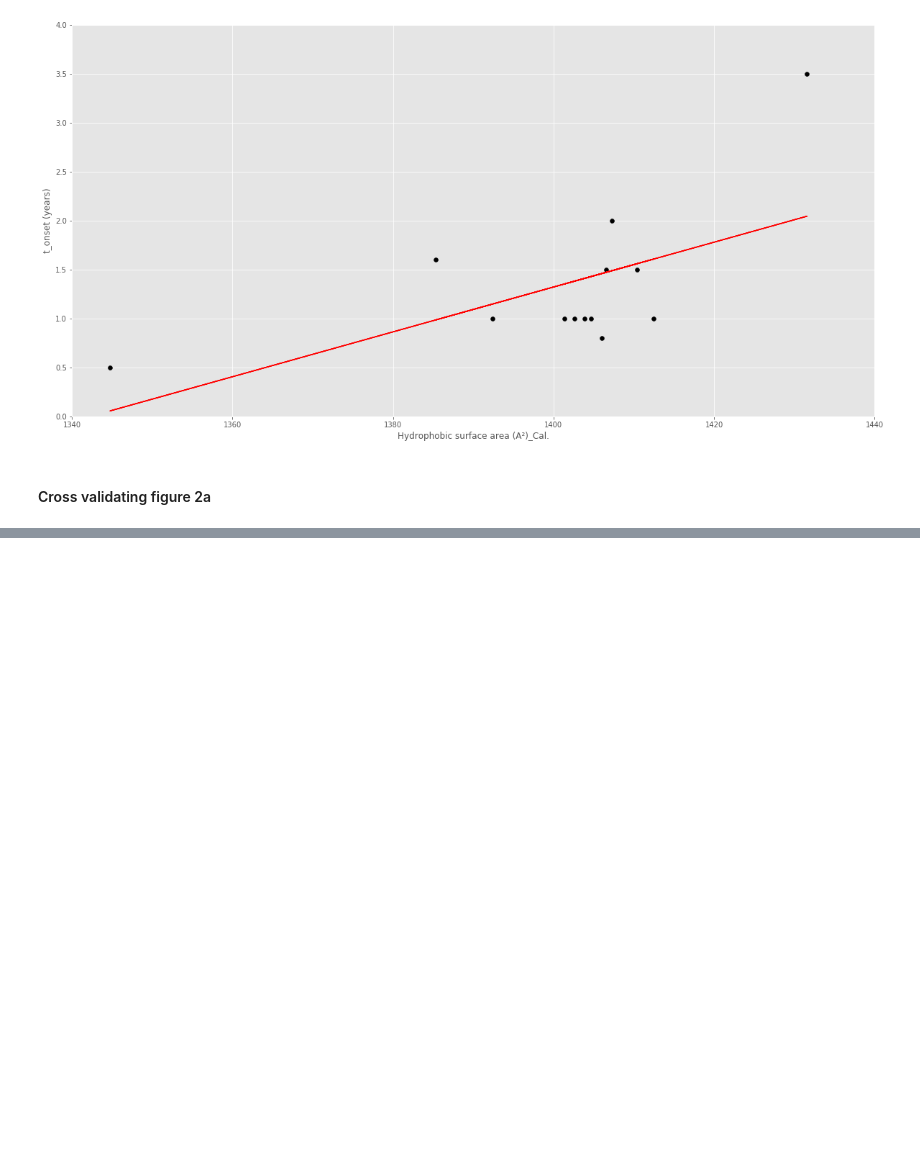
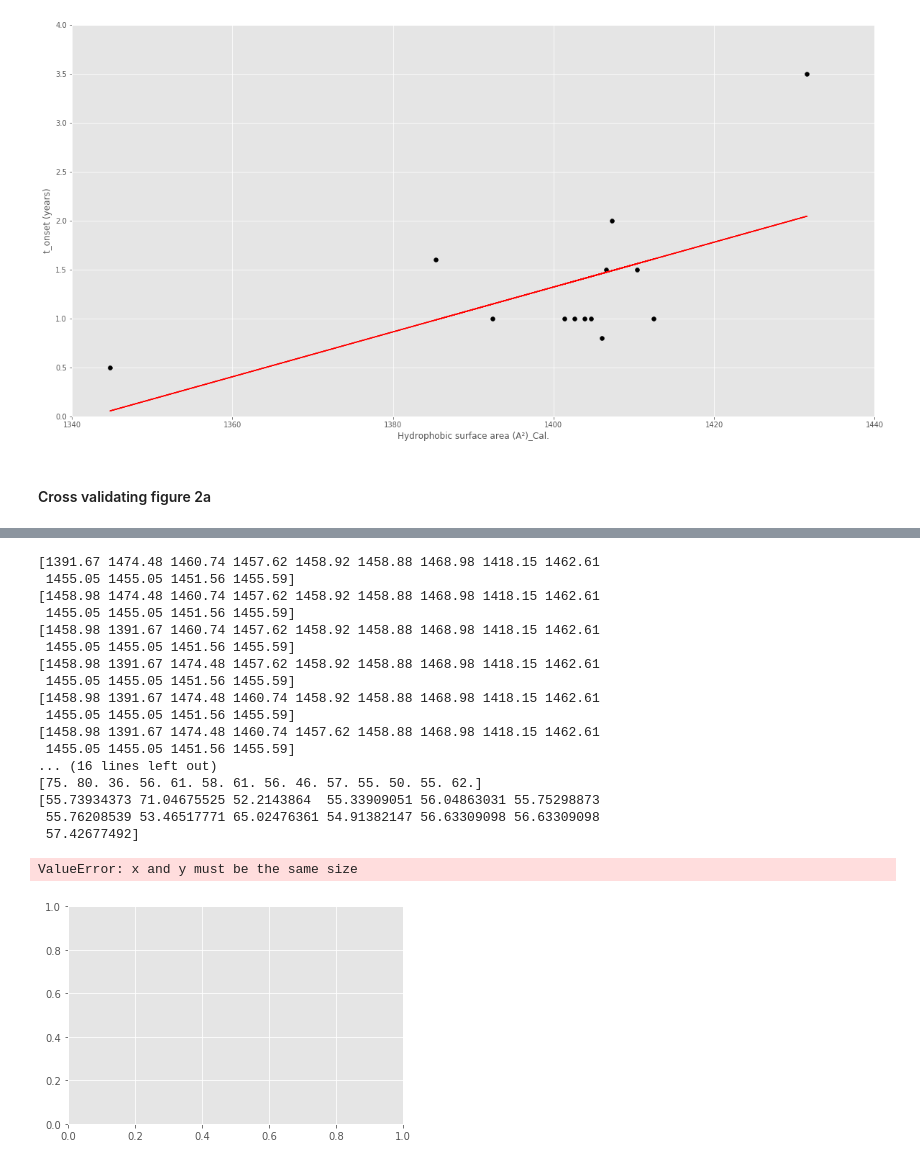
Before and after one commit to 188-project/Amyloid-Beta-Final-Project, a Jupyter notebook: 3-9 Final Project Amyloid Beta.ipynb, the cells around one changed output, grey strips where cells are left out. Saved outputs shown, nothing was run; the diff lists cells and outputs as text; code cells hidden in the pictures; blank space fills up the shorter version.

```diff
--- a/3-9 Final Project Amyloid Beta.ipynb
+++ b/3-9 Final Project Amyloid Beta.ipynb
@@ -1178,23 +1178,5 @@ plt.show()
 #### Cross validating figure 2a
 # %%
 def pred_y_linear_model(beta_PYLM, x_PYLM):
-    y_PYLM = beta_PYLM[0] * x_PYLM + beta_PYLM[0]
-
+    y_PYLM = beta_PYLM[0] * x_PYLM + beta_PYLM[1]
     return y_PYLM
-# %%
-#Get y-intercept and slope of graph
-
-#params_ROLS = (slope, y-intercept)
-params_ROLS = (-4, 72)     #place holder values
-
-from sklearn.model_selection import LeaveOneOut
-loo = LeaveOneOut()
-
-#Split x and y
-for train_index, test_index in loo.split(np.array(AllHydrophobicSASFig2a)):
-    x_train, x_test = np.array(AllHydrophobicSASFig2a)[train_index], np.array(AllHydrophobicSASFig2a)[test_index]
-    y_train, y_test = np.array(AllTOnsetFig2a)[train_index], np.array(AllTOnsetFig2a)[test_index]
-
-
-    Residuals = residuals_OLS(params_ROLS, x_train, y_train)
-    GeneratedLinearModel = generate_linear_model(x_train, y_train, params_ROLS, Residuals)
@@ -1202,0 +1183,59 @@ TypeError: 'numpy.ndarray' object is not callable
+# %%
+from sklearn.model_selection import LeaveOneOut
+
+loo = LeaveOneOut()
+guess_params_fig_2a = [-4, 300]   #(slope, y-int)
+
+Residuals = []
+BetaValues = []
+YTestsArray = []
+PredictedYValues = []
+NewResiduals = []
+
+# Cross validate
+for train_index, test_index in loo.split(AllHydrophobicSASFig2a):
+        x_train, x_test = (AllHydrophobicSASFig2a)[train_index], (AllHydrophobicSASFig2a)[test_index]
+        y_train, y_test = (AllTOnsetFig2a)[train_index], (AllTOnsetFig2a)[test_index]
+
+        #Generate new model  #change residuals_OLS**********
+        new_model_fig_2a = (generate_linear_model(x_train, y_train, guess_params_fig_2a, residuals_OLS))
+
+        #Get new linear model
+        PredictedYValues = pred_y_linear_model(new_model_fig_2a[1], x_train)
+
+        print(x_train)
+
+        #Calculate residual error for new model
+        new_params_fig_2a = [new_model_fig_2a[1][0], new_model_fig_2a[1][1]]
+        NewResiduals.append(residuals_OLS(new_params_fig_2a, x_train, y_train))
+
+        YTestsArray.append(y_test)
+        NewYTestsArray = np.asarray(YTestsArray)
+        NewYTestsArray = np.squeeze(NewYTestsArray)
+
+print(NewYTestsArray)
+print(PredictedYValues)
+plt.scatter(YTestsArray, PredictedYValues, label='(Measured, Predicted)')
+
+#print graph
+#calculate prediction error from graph
+# %% [output]
+[1391.67 1474.48 1460.74 1457.62 1458.92 1458.88 1468.98 1418.15 1462.61
+ 1455.05 1455.05 1451.56 1455.59]
+[1458.98 1474.48 1460.74 1457.62 1458.92 1458.88 1468.98 1418.15 1462.61
+ 1455.05 1455.05 1451.56 1455.59]
+[1458.98 1391.67 1460.74 1457.62 1458.92 1458.88 1468.98 1418.15 1462.61
+ 1455.05 1455.05 1451.56 1455.59]
+[1458.98 1391.67 1474.48 1457.62 1458.92 1458.88 1468.98 1418.15 1462.61
+ 1455.05 1455.05 1451.56 1455.59]
+[1458.98 1391.67 1474.48 1460.74 1458.92 1458.88 1468.98 1418.15 1462.61
+ 1455.05 1455.05 1451.56 1455.59]
+[1458.98 1391.67 1474.48 1460.74 1457.62 1458.88 1468.98 1418.15 1462.61
+ 1455.05 1455.05 1451.56 1455.59]
+... (16 lines left out)
+[75. 80. 36. 56. 61. 58. 61. 56. 46. 57. 55. 50. 55. 62.]
+[55.73934373 71.04675525 52.2143864  55.33909051 56.04863031 55.75298873
+ 55.76208539 53.46517771 65.02476361 54.91382147 56.63309098 56.63309098
+ 57.42677492]
+ValueError: x and y must be the same size
+[figure, added]
```
Also changed, not shown: parts of 4 cells of this notebook.
